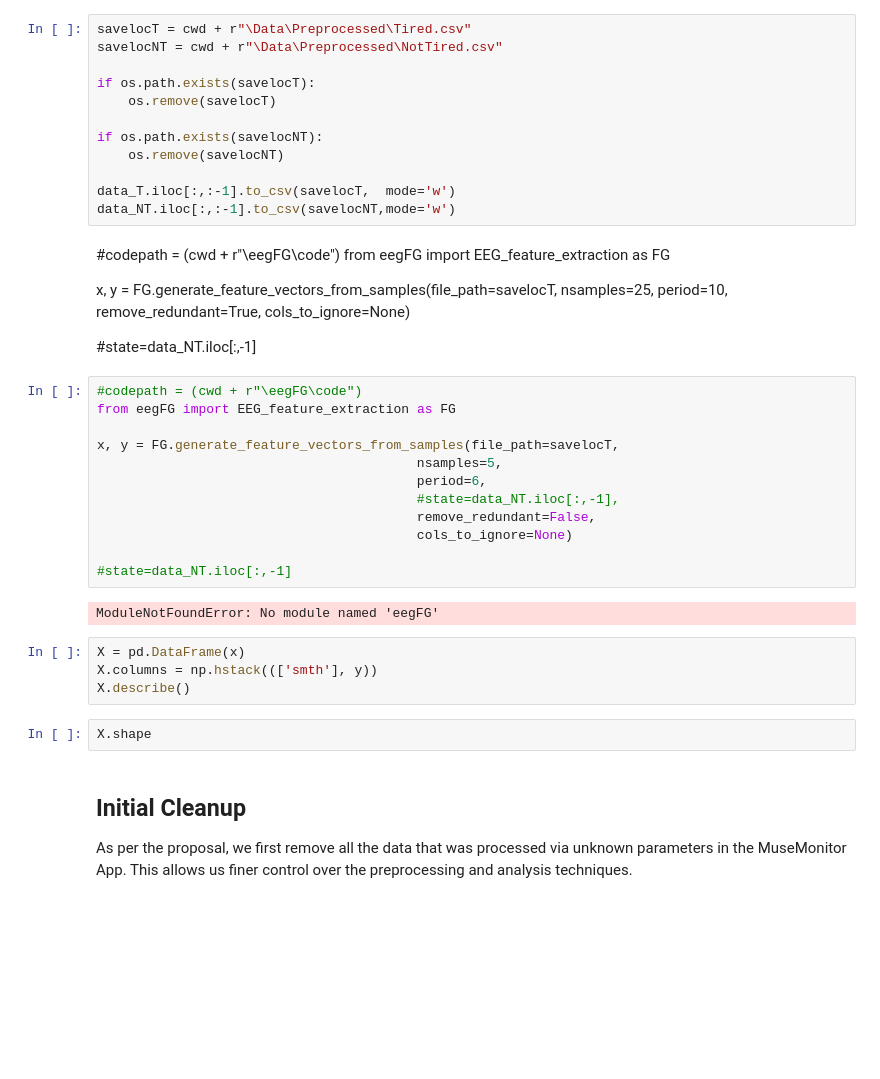
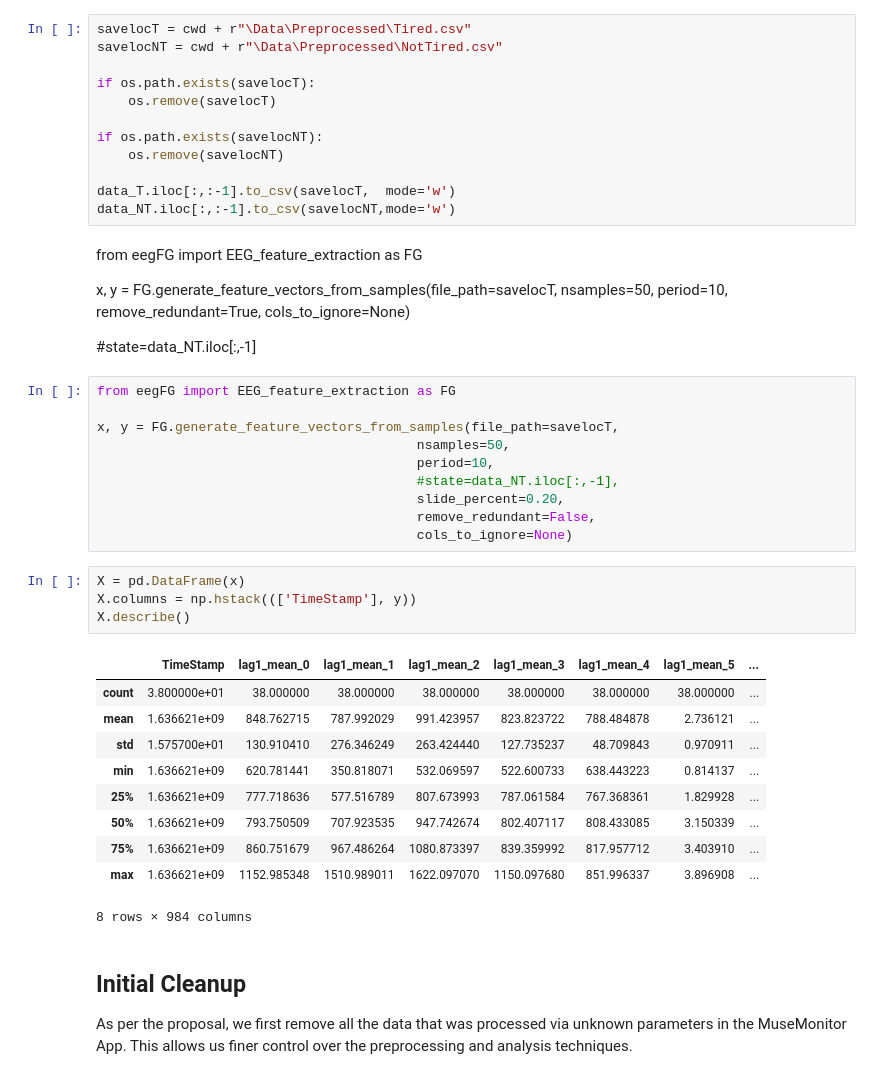
Before and after one commit to musahabib/WorkerFatigue_EEG_ML, a Jupyter notebook: Notebook.ipynb, the cells around one changed output. Drawn from its saved outputs; the diff is of its cells as text; blank space fills up the shorter version.

```diff
--- a/Notebook.ipynb
+++ b/Notebook.ipynb
@@ -249,36 +249,40 @@ if os.path.exists(savelocNT):
 data_T.iloc[:,:-1].to_csv(savelocT,  mode='w')
 data_NT.iloc[:,:-1].to_csv(savelocNT,mode='w')
 # %% [markdown]
-#codepath = (cwd + r"\eegFG\code")
 from eegFG import EEG_feature_extraction as FG
 
 x, y = FG.generate_feature_vectors_from_samples(file_path=savelocT,
-                                         nsamples=25,
+                                         nsamples=50,
                                          period=10,
                                          remove_redundant=True,
                                          cols_to_ignore=None)
 
 #state=data_NT.iloc[:,-1]
 # %%
-#codepath = (cwd + r"\eegFG\code")
 from eegFG import EEG_feature_extraction as FG
 
 x, y = FG.generate_feature_vectors_from_samples(file_path=savelocT,
-                                         nsamples=5,
-                                         period=6,
+                                         nsamples=50,
+                                         period=10,
                                          #state=data_NT.iloc[:,-1],
+                                         slide_percent=0.20,
                                          remove_redundant=False,
                                          cols_to_ignore=None)
-
-#state=data_NT.iloc[:,-1]
-# %% [output]
-ModuleNotFoundError: No module named 'eegFG'
 # %%
 X = pd.DataFrame(x)
-X.columns = np.hstack((['smth'], y))
+X.columns = np.hstack((['TimeStamp'], y))
 X.describe()
+# %% [output]
+|  | TimeStamp | lag1_mean_0 | lag1_mean_1 | lag1_mean_2 | lag1_mean_3 | lag1_mean_4 | lag1_mean_5 | ... |
+| count | 3.800000e+01 | 38.000000 | 38.000000 | 38.000000 | 38.000000 | 38.000000 | 38.000000 | ... |
+| mean | 1.636621e+09 | 848.762715 | 787.992029 | 991.423957 | 823.823722 | 788.484878 | 2.736121 | ... |
+| std | 1.575700e+01 | 130.910410 | 276.346249 | 263.424440 | 127.735237 | 48.709843 | 0.970911 | ... |
+| min | 1.636621e+09 | 620.781441 | 350.818071 | 532.069597 | 522.600733 | 638.443223 | 0.814137 | ... |
+| 25% | 1.636621e+09 | 777.718636 | 577.516789 | 807.673993 | 787.061584 | 767.368361 | 1.829928 | ... |
+| 50% | 1.636621e+09 | 793.750509 | 707.923535 | 947.742674 | 802.407117 | 808.433085 | 3.150339 | ... |
+| 75% | 1.636621e+09 | 860.751679 | 967.486264 | 1080.873397 | 839.359992 | 817.957712 | 3.403910 | ... |
+| max | 1.636621e+09 | 1152.985348 | 1510.989011 | 1622.097070 | 1150.097680 | 851.996337 | 3.896908 | ... |
+8 rows × 984 columns
-# %%
-X.shape
 # %% [markdown]
 ## Initial Cleanup
 As per the proposal, we first remove all the data that was processed via unknown parameters in the MuseMonitor App. This allows us finer control over the preprocessing and analysis techniques.
```
Also changed, not shown: parts of 1 cell of this notebook, 1 other file.
